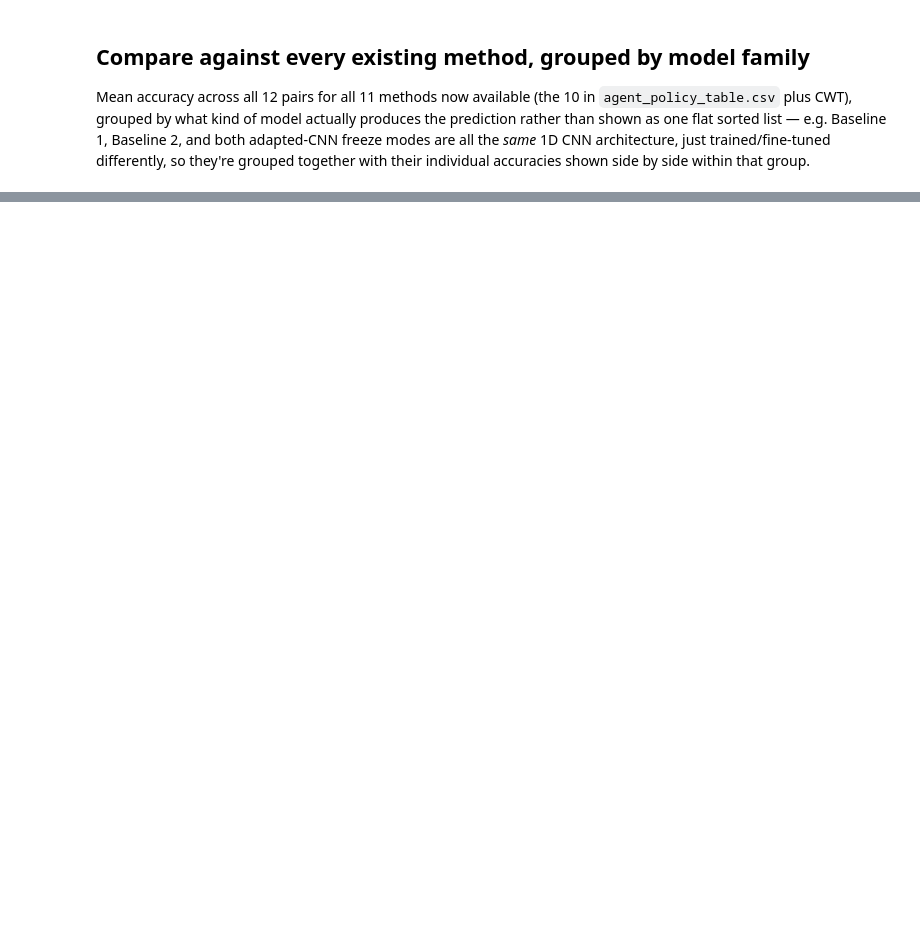
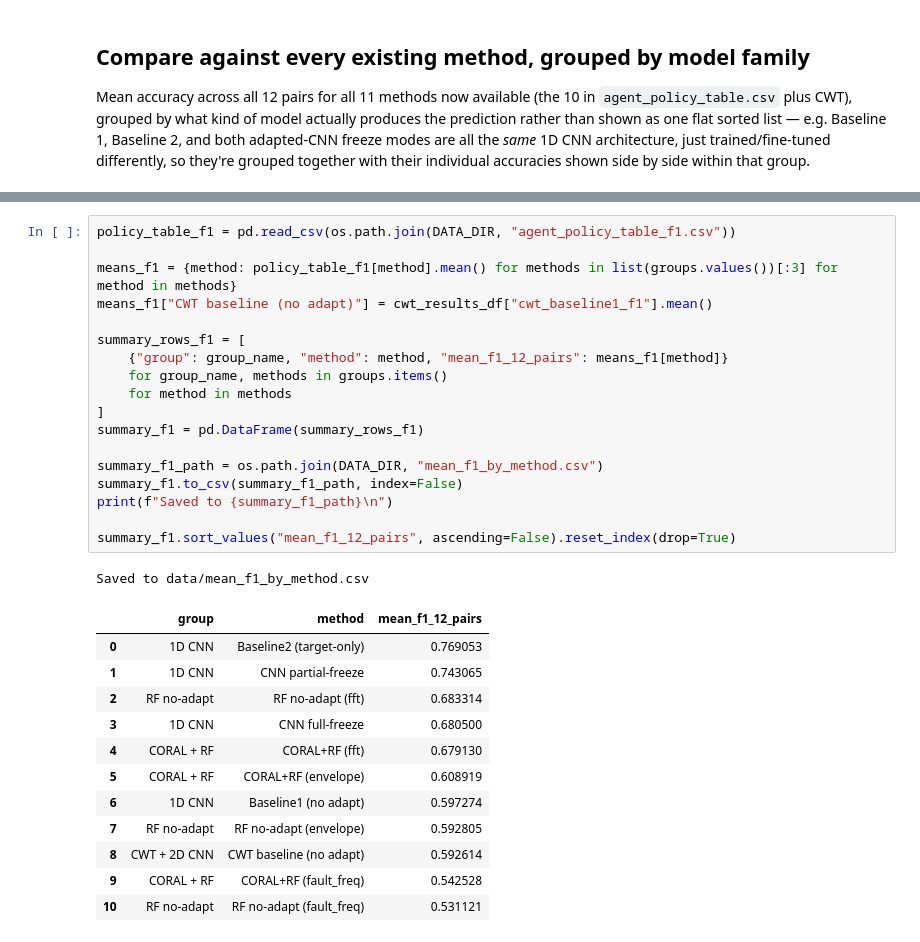
Before and after one commit to Yo-LK/Summer-Camp-Team-2, a Jupyter notebook: cwt_baseline_exploration.ipynb, the cells around one changed output, grey strips where cells are left out. Drawn from its saved outputs; the diff is of its cells as text; blank space fills up the shorter version.

```diff
--- a/cwt_baseline_exploration.ipynb
+++ b/cwt_baseline_exploration.ipynb
@@ -247,0 +252,32 @@ pd.DataFrame(summary_rows)
+# %%
+policy_table_f1 = pd.read_csv(os.path.join(DATA_DIR, "agent_policy_table_f1.csv"))
+
+means_f1 = {method: policy_table_f1[method].mean() for methods in list(groups.values())[:3] for method in methods}
+means_f1["CWT baseline (no adapt)"] = cwt_results_df["cwt_baseline1_f1"].mean()
+
+summary_rows_f1 = [
+    {"group": group_name, "method": method, "mean_f1_12_pairs": means_f1[method]}
+    for group_name, methods in groups.items()
+    for method in methods
+]
+summary_f1 = pd.DataFrame(summary_rows_f1)
+
+summary_f1_path = os.path.join(DATA_DIR, "mean_f1_by_method.csv")
+summary_f1.to_csv(summary_f1_path, index=False)
+print(f"Saved to {summary_f1_path}\n")
+
+summary_f1.sort_values("mean_f1_12_pairs", ascending=False).reset_index(drop=True)
+# %% [output]
+Saved to data/mean_f1_by_method.csv
+|  | group | method | mean_f1_12_pairs |
+| 0 | 1D CNN | Baseline2 (target-only) | 0.769053 |
+| 1 | 1D CNN | CNN partial-freeze | 0.743065 |
+| 2 | RF no-adapt | RF no-adapt (fft) | 0.683314 |
+| 3 | 1D CNN | CNN full-freeze | 0.680500 |
+| 4 | CORAL + RF | CORAL+RF (fft) | 0.679130 |
+| 5 | CORAL + RF | CORAL+RF (envelope) | 0.608919 |
+| 6 | 1D CNN | Baseline1 (no adapt) | 0.597274 |
+| 7 | RF no-adapt | RF no-adapt (envelope) | 0.592805 |
+| 8 | CWT + 2D CNN | CWT baseline (no adapt) | 0.592614 |
+| 9 | CORAL + RF | CORAL+RF (fault_freq) | 0.542528 |
+| 10 | RF no-adapt | RF no-adapt (fault_freq) | 0.531121 |
```
Also changed, not shown: parts of 5 cells of this notebook, 4 other files.
